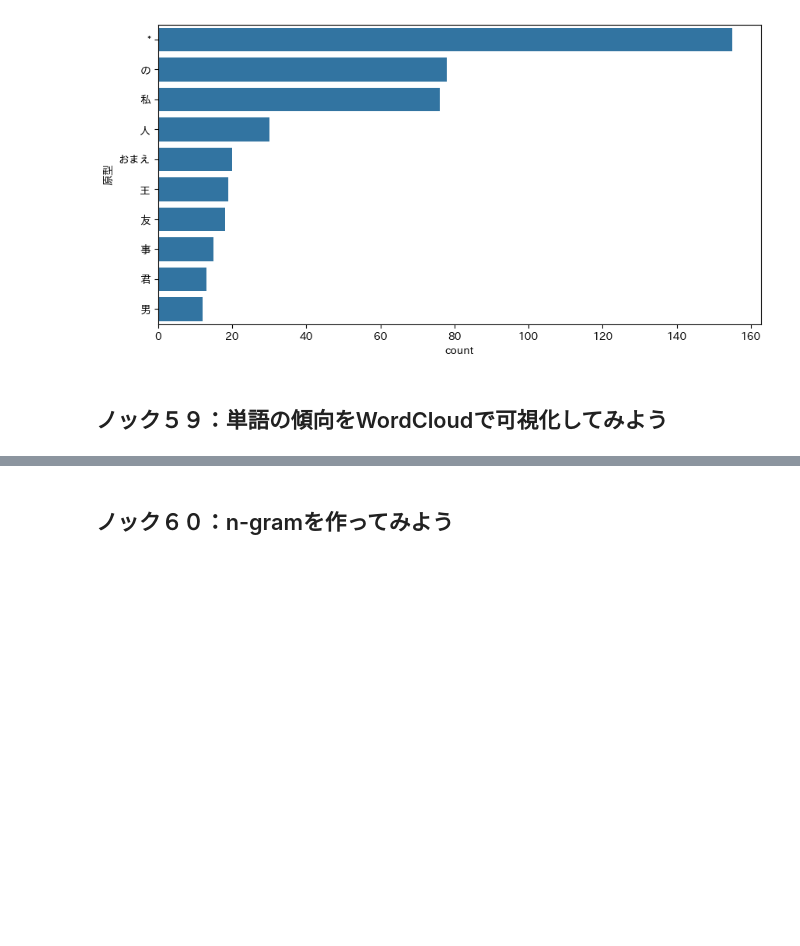
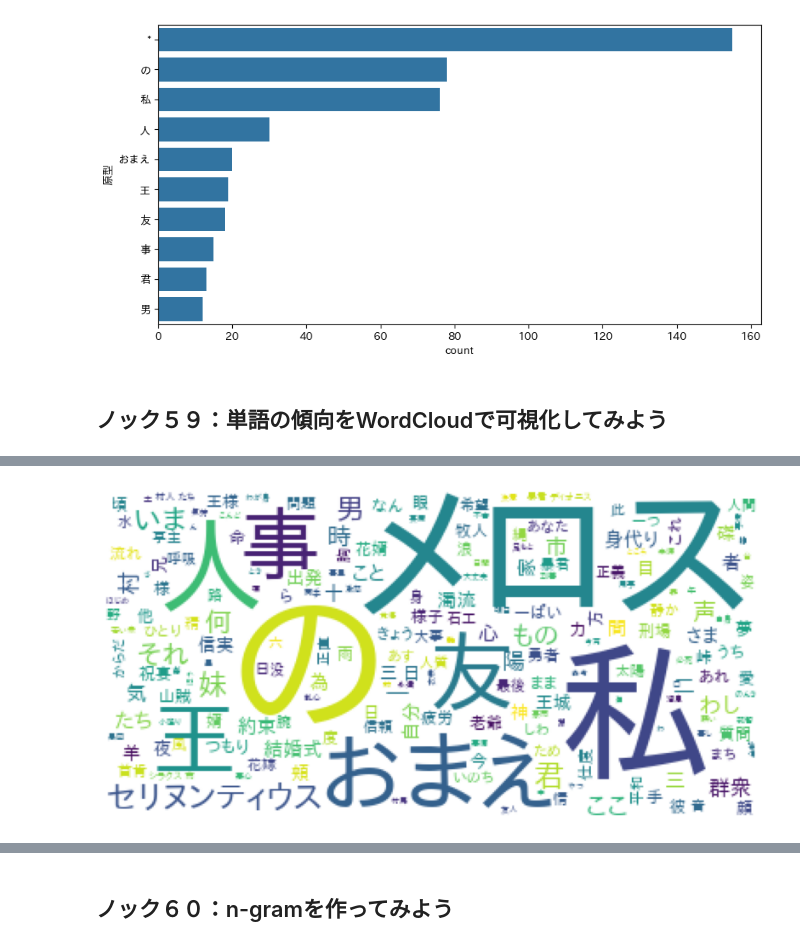
Before and after one commit to shake345/Python100knock, a Jupyter notebook: 4章_加工.ipynb, the cells around one changed output, grey strips where cells are left out. Cells and saved outputs as stored; diff of their text form; code cells hidden in the pictures; blank space fills up the shorter version.

```diff
--- a/4章_加工.ipynb
+++ b/4章_加工.ipynb
@@ -396,0 +435,9 @@ sns.barplot(x=count['count'],y=count['原型'])
+# %%
+cloud = WordCloud(background_color='white',font_path=font_path).generate(' '.join(noun['表層形'].values))
+plt.figure(figsize=(10,5))
+plt.imshow(cloud)
+plt.axis('off')
+plt.savefig('data/wc_noun_surface.png')
+plt.show()
+# %% [output]
+[figure, added]
```
Also changed, not shown: parts of 11 cells of this notebook.
